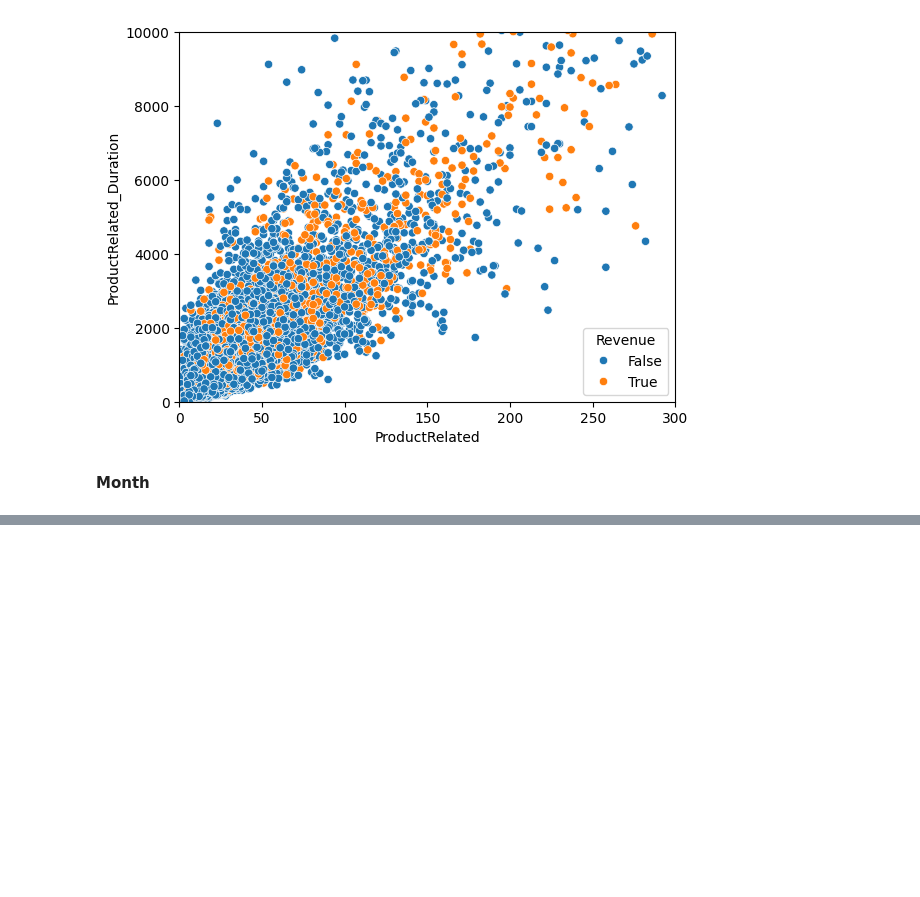
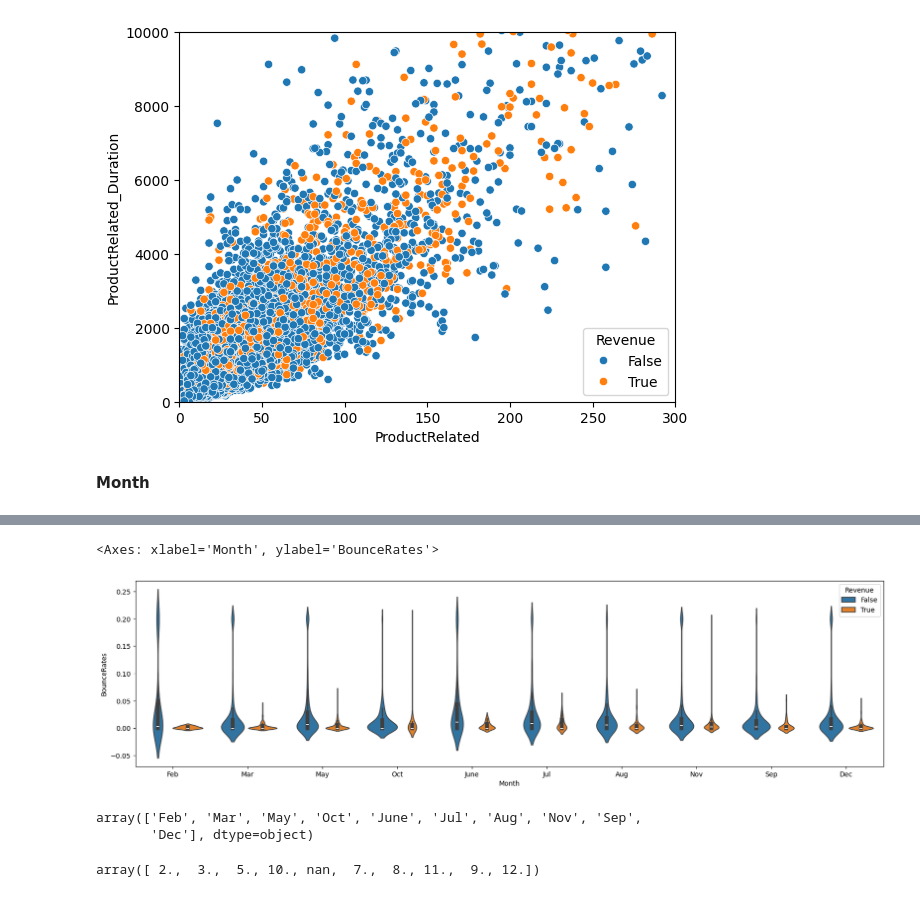
Before and after one commit to Mayank-MSJ-Singh/Online-Shoppers-Purchasing-Intention-Dataset, a Jupyter notebook: main.ipynb, the cells around one changed output, grey strips where cells are left out. Cells and saved outputs as stored; diff of their text form; code cells hidden in the pictures; blank space fills up the shorter version.

```diff
--- a/main.ipynb
+++ b/main.ipynb
@@ -258,0 +248,6 @@ sns.stripplot(x = "Month", y = "BounceRates", hue = "Revenue", data = df, dodge=
+# %%
+plt.subplots(figsize = (20,5))
+sns.violinplot(x="Month", y="BounceRates", hue = "Revenue", data=df)
+# %% [output]
+<Axes: xlabel='Month', ylabel='BounceRates'>
+[figure, added]
@@ -258,0 +256,5 @@ sns.stripplot(x = "Month", y = "BounceRates", hue = "Revenue", data = df, dodge=
+# %%
+pd.unique(numeric_df["Month"])
+# %% [output]
+array(['Feb', 'Mar', 'May', 'Oct', 'June', 'Jul', 'Aug', 'Nov', 'Sep',
+       'Dec'], dtype=object)
@@ -258,0 +267,4 @@ sns.stripplot(x = "Month", y = "BounceRates", hue = "Revenue", data = df, dodge=
+# %%
+pd.unique(numeric_df["Month"])
+# %% [output]
+array([ 2.,  3.,  5., 10., nan,  7.,  8., 11.,  9., 12.])
```
Also changed, not shown: parts of 8 cells of this notebook.
